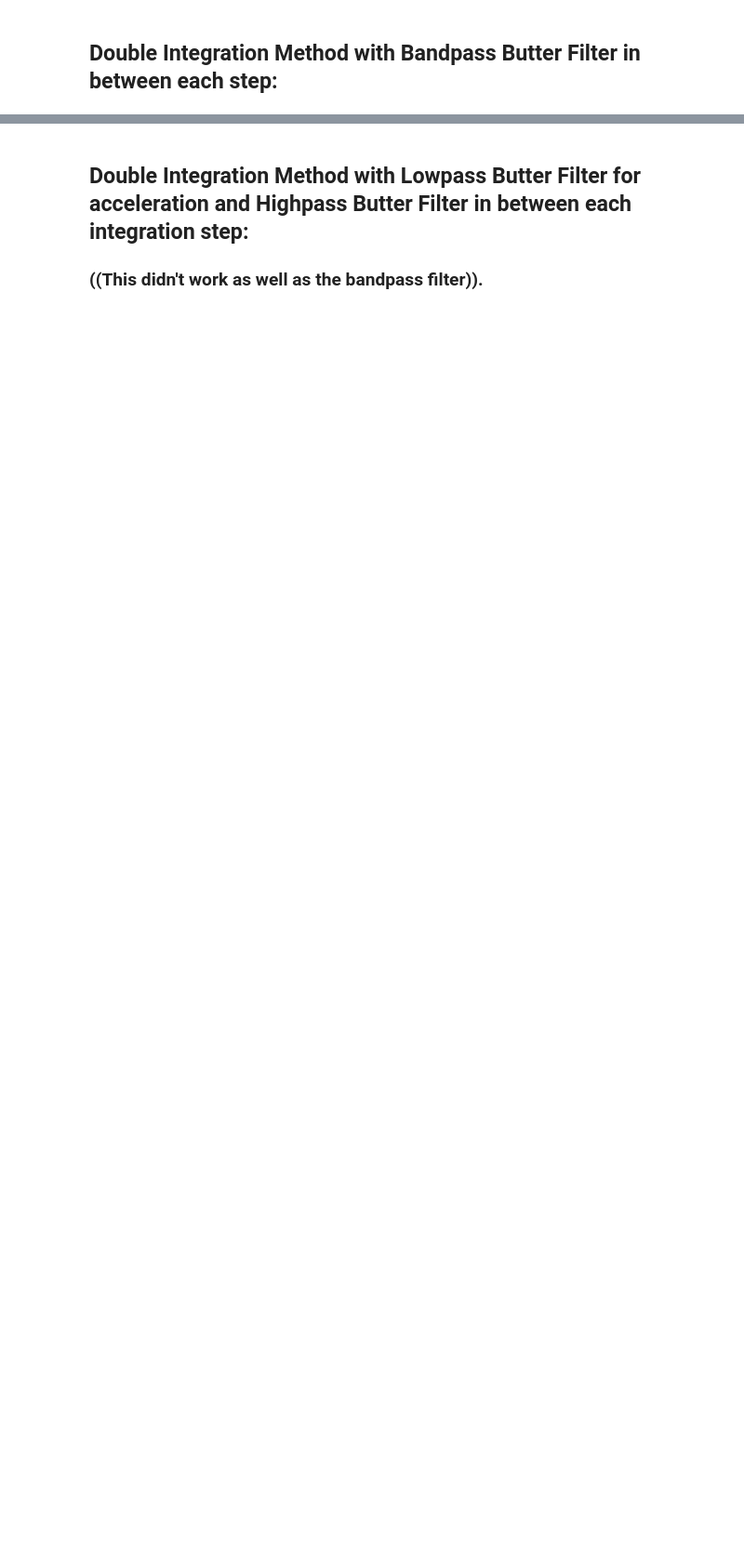
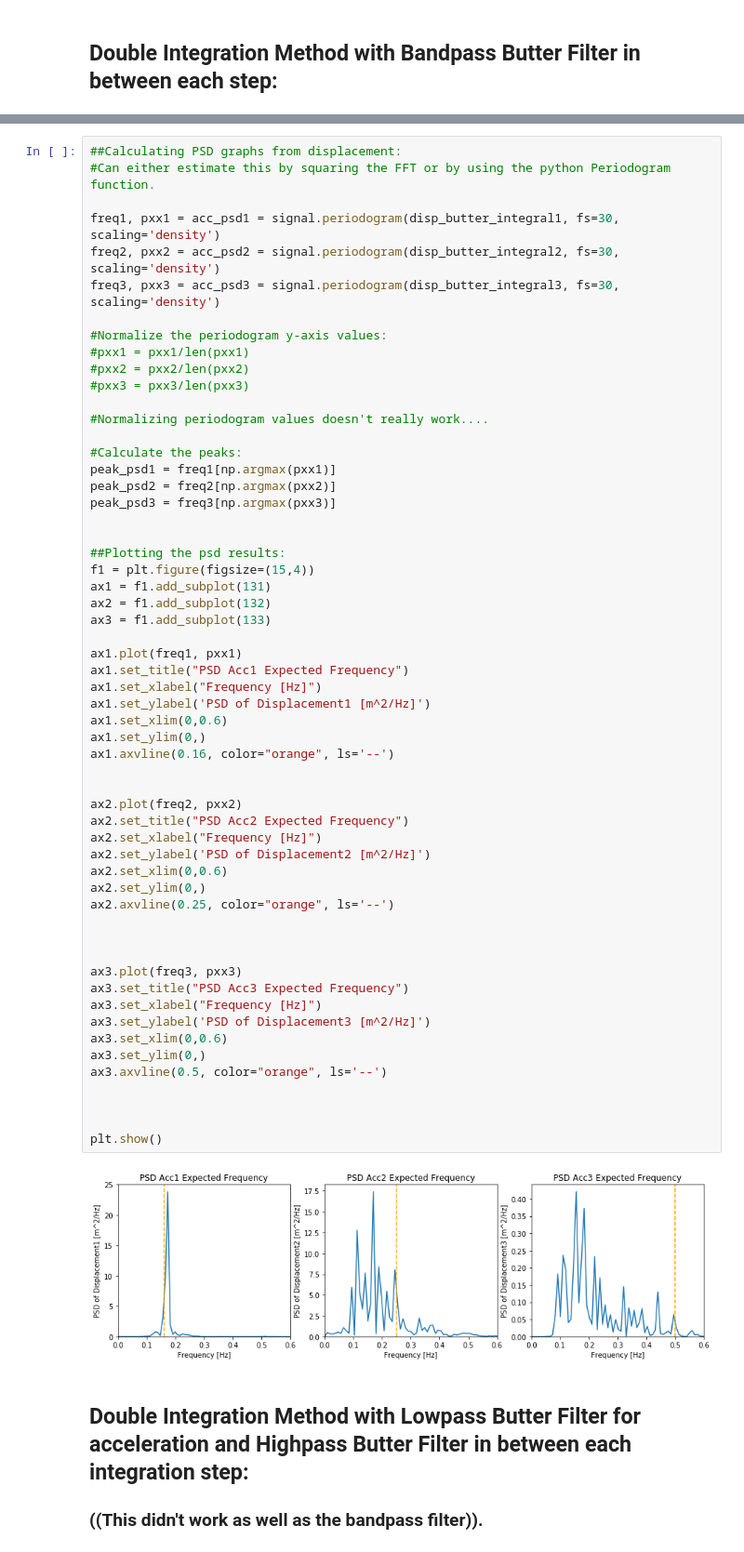
Before and after one commit to pjsimmon/E4E_Smartfin, a Jupyter notebook: PSD_E4_DoubleIntegrationFFT1_ButterFilter.ipynb, the cells around one changed output, grey strips where cells are left out. Shown at 93% size. Cells and saved outputs as stored; diff of their text form; blank space fills up the shorter version.

```diff
--- a/PSD_E4_DoubleIntegrationFFT1_ButterFilter.ipynb
+++ b/PSD_E4_DoubleIntegrationFFT1_ButterFilter.ipynb
@@ -1451,3 +1453,62 @@ plt.show()
+# %%
+##Calculating PSD graphs from displacement:
+#Can either estimate this by squaring the FFT or by using the python Periodogram function.
+
+freq1, pxx1 = acc_psd1 = signal.periodogram(disp_butter_integral1, fs=30, scaling='density')
+freq2, pxx2 = acc_psd2 = signal.periodogram(disp_butter_integral2, fs=30, scaling='density')
+freq3, pxx3 = acc_psd3 = signal.periodogram(disp_butter_integral3, fs=30, scaling='density')
+
+#Normalize the periodogram y-axis values:
+#pxx1 = pxx1/len(pxx1)
+#pxx2 = pxx2/len(pxx2)
+#pxx3 = pxx3/len(pxx3)
+
+#Normalizing periodogram values doesn't really work....
+
+#Calculate the peaks:
+peak_psd1 = freq1[np.argmax(pxx1)]
+peak_psd2 = freq2[np.argmax(pxx2)]
+peak_psd3 = freq3[np.argmax(pxx3)]
+
+
+##Plotting the psd results:
+f1 = plt.figure(figsize=(15,4))
+ax1 = f1.add_subplot(131)
+ax2 = f1.add_subplot(132)
+ax3 = f1.add_subplot(133)
+
+ax1.plot(freq1, pxx1)
+ax1.set_title("PSD Acc1 Expected Frequency")
+ax1.set_xlabel("Frequency [Hz]")
+ax1.set_ylabel('PSD of Displacement1 [m^2/Hz]')
+ax1.set_xlim(0,0.6)
+ax1.set_ylim(0,)
+ax1.axvline(0.16, color="orange", ls='--')
+
+
+ax2.plot(freq2, pxx2)
+ax2.set_title("PSD Acc2 Expected Frequency")
+ax2.set_xlabel("Frequency [Hz]")
+ax2.set_ylabel('PSD of Displacement2 [m^2/Hz]')
+ax2.set_xlim(0,0.6)
+ax2.set_ylim(0,)
+ax2.axvline(0.25, color="orange", ls='--')
+
+
+
+ax3.plot(freq3, pxx3)
+ax3.set_title("PSD Acc3 Expected Frequency")
+ax3.set_xlabel("Frequency [Hz]")
+ax3.set_ylabel('PSD of Displacement3 [m^2/Hz]')
+ax3.set_xlim(0,0.6)
+ax3.set_ylim(0,)
+ax3.axvline(0.5, color="orange", ls='--')
+
+
+
+plt.show()
+# %% [output]
+[figure, added]
 # %% [markdown]
 ## Double Integration Method with Lowpass Butter Filter for acceleration and Highpass Butter Filter in between each integration step:
 
```
Also changed, not shown: parts of 2 cells of this notebook.
